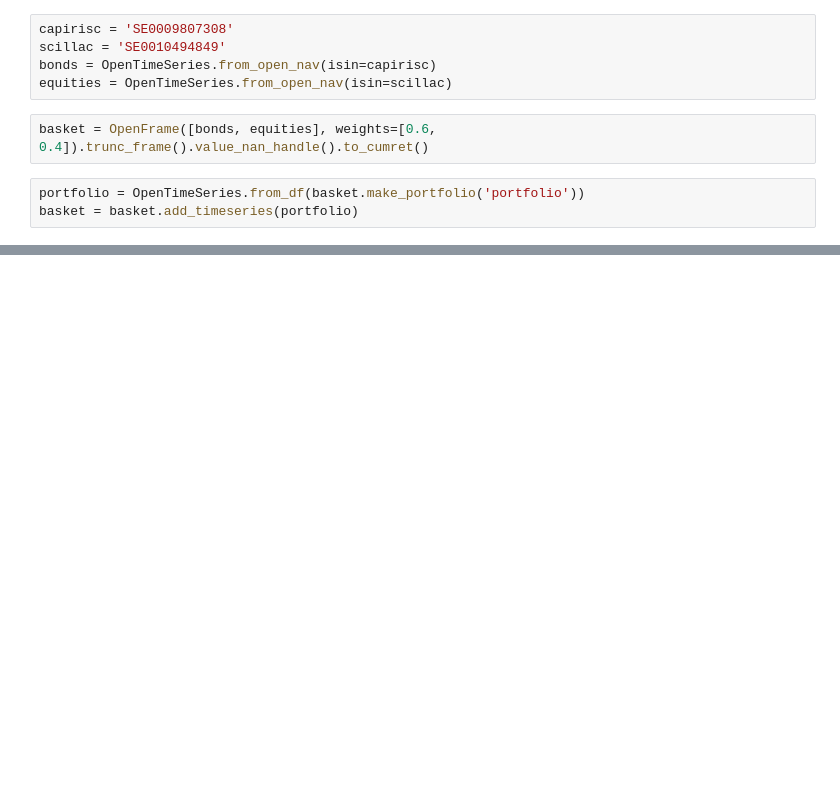
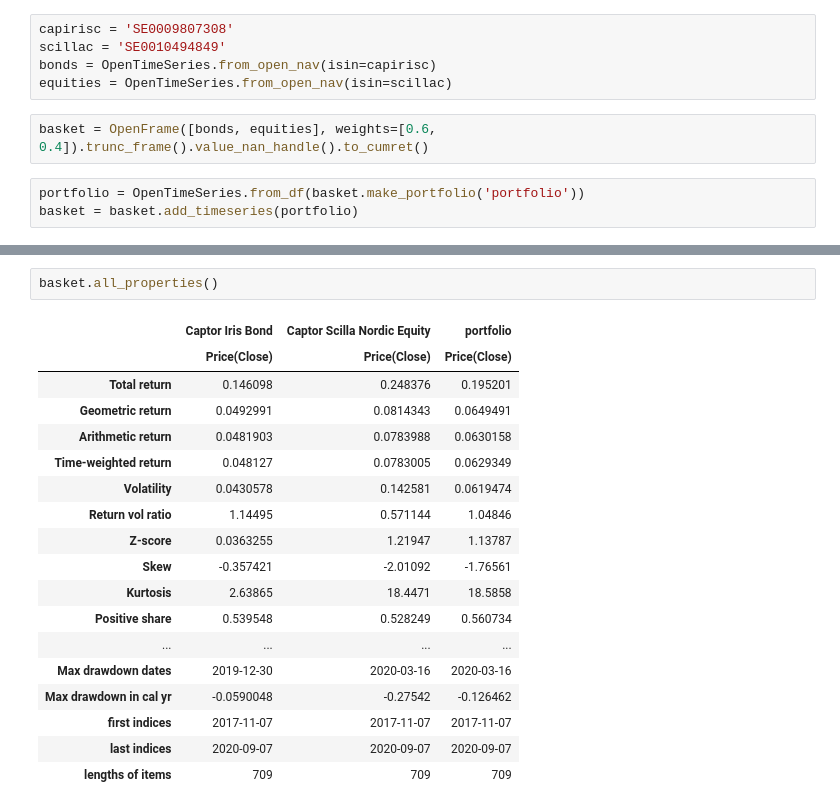
Before and after one commit to karrmagadgeteer2/NoteBook, a Jupyter notebook: openseriesnotebook.ipynb, the cells around one changed output, grey strips where cells are left out. Saved outputs shown, nothing was run; the diff lists cells and outputs as text; blank space fills up the shorter version.

Commit message:
Added all_properties() output.

```diff
--- a/openseriesnotebook.ipynb
+++ b/openseriesnotebook.ipynb
@@ -24,3 +24,24 @@ figure, _ = basket.plot_series(tick_fmt='.1%', auto_open=False)
 iplot(figure, link_text='')
 # %% [output]
 [interactive output not drawn]
+# %%
+basket.all_properties()
+# %% [output]
+|  | Captor Iris Bond | Captor Scilla Nordic Equity | portfolio |
+|  | Price(Close) | Price(Close) | Price(Close) |
+| Total return | 0.146098 | 0.248376 | 0.195201 |
+| Geometric return | 0.0492991 | 0.0814343 | 0.0649491 |
+| Arithmetic return | 0.0481903 | 0.0783988 | 0.0630158 |
+| Time-weighted return | 0.048127 | 0.0783005 | 0.0629349 |
+| Volatility | 0.0430578 | 0.142581 | 0.0619474 |
+| Return vol ratio | 1.14495 | 0.571144 | 1.04846 |
+| Z-score | 0.0363255 | 1.21947 | 1.13787 |
+| Skew | -0.357421 | -2.01092 | -1.76561 |
+| Kurtosis | 2.63865 | 18.4471 | 18.5858 |
+| Positive share | 0.539548 | 0.528249 | 0.560734 |
+| ... | ... | ... | ... |
+| Max drawdown dates | 2019-12-30 | 2020-03-16 | 2020-03-16 |
+| Max drawdown in cal yr | -0.0590048 | -0.27542 | -0.126462 |
+| first indices | 2017-11-07 | 2017-11-07 | 2017-11-07 |
+| last indices | 2020-09-07 | 2020-09-07 | 2020-09-07 |
+| lengths of items | 709 | 709 | 709 |
```
